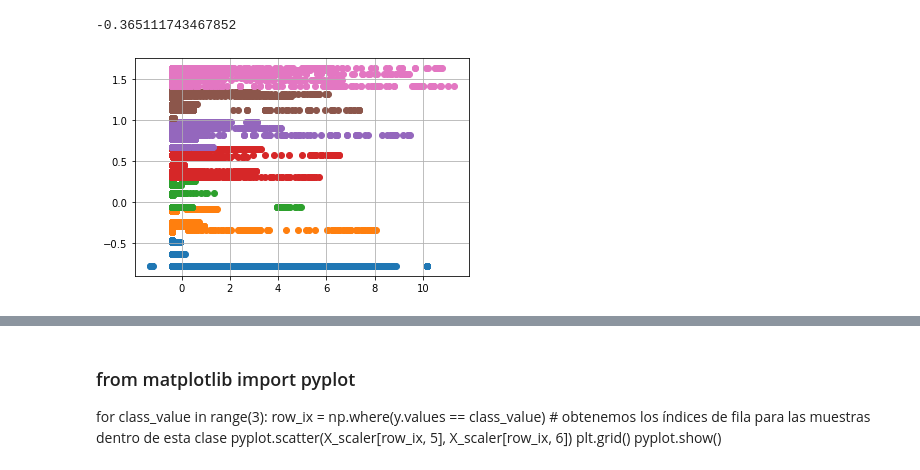
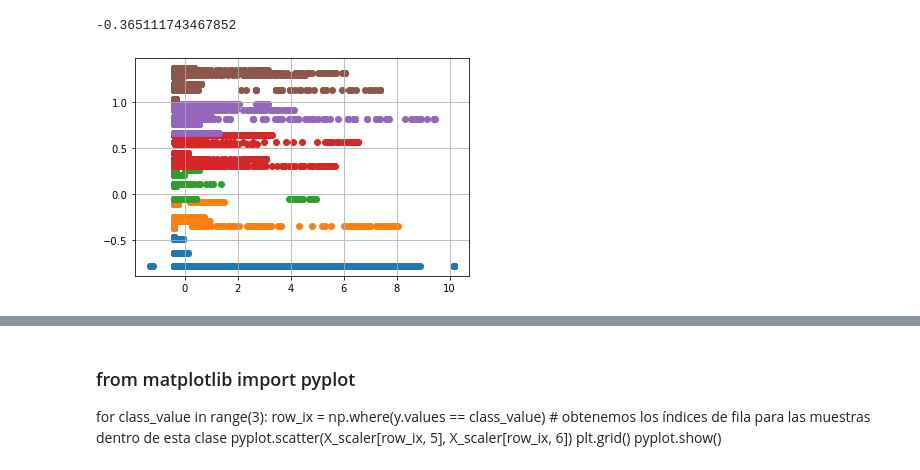
Before and after one commit to villagranp/DEV_Python, a Jupyter notebook: UNIR IA3/Tarea3_IA.ipynb, the cells around one changed output, grey strips where cells are left out. Saved outputs shown, nothing was run; the diff lists cells and outputs as text; code cells hidden in the pictures.

```diff
--- a/UNIR IA3/Tarea3_IA.ipynb
+++ b/UNIR IA3/Tarea3_IA.ipynb
@@ -203,20 +203,18 @@ df2.plot.hist(bins=4,figsize=(20,5),grid=True)
 # %%
 classes = []
 for y in df2['Total2020']:
-    if y <= 14 :
+    if y <= 16 :
         classes.append(0)
-    elif y >= 15 and y <= 29 :
+    elif y >= 17 and y <= 33 :
         classes.append(1)
-    elif y >= 30 and y <= 44 :
+    elif y >= 34 and y <= 50 :
         classes.append(2)
-    elif y >= 45 and y <= 59 :
+    elif y >= 51 and y <= 67 :
         classes.append(3)
-    elif y >= 60 and y <= 74 :
+    elif y >= 68 and y <= 84 :
         classes.append(4)
-    elif y >= 75 and y <= 89 :
-        classes.append(5)
     else:
-        classes.append(6)
+        classes.append()
 # %%
 df2['classes'] = classes
 df2.head()
@@ -324,13 +322,13 @@ X_scaler[1,5]
 # %%
 #Grupos de relación entre el casos acumulados de covid y el porcentaje de sanidad
 from matplotlib import pyplot
-for class_value in range(7):
+for class_value in range(6):
     row_ix = np.where(y.values == class_value) # obtenemos los índices de fila para las muestras dentro de es ta clase
     pyplot.scatter(X_scaler[row_ix, 5], X_scaler[row_ix, 6])
 plt.grid()
 pyplot.show()
 # %% [output]
-[figure, old version]
+[figure, new version]
 # %%
 from sklearn.cluster import KMeans
 
```
Also changed, not shown: parts of 4 cells of this notebook, 1 other file.
